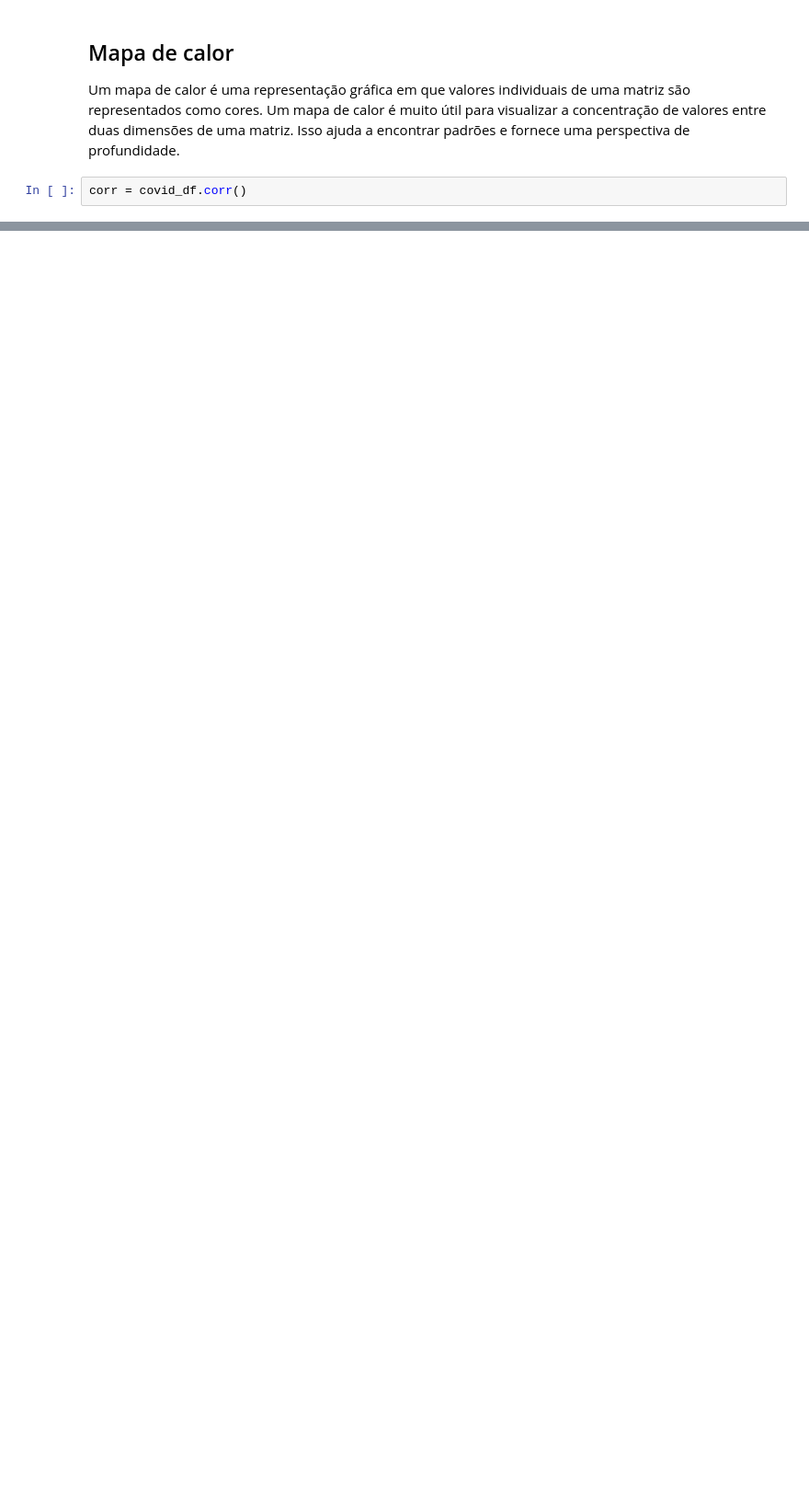
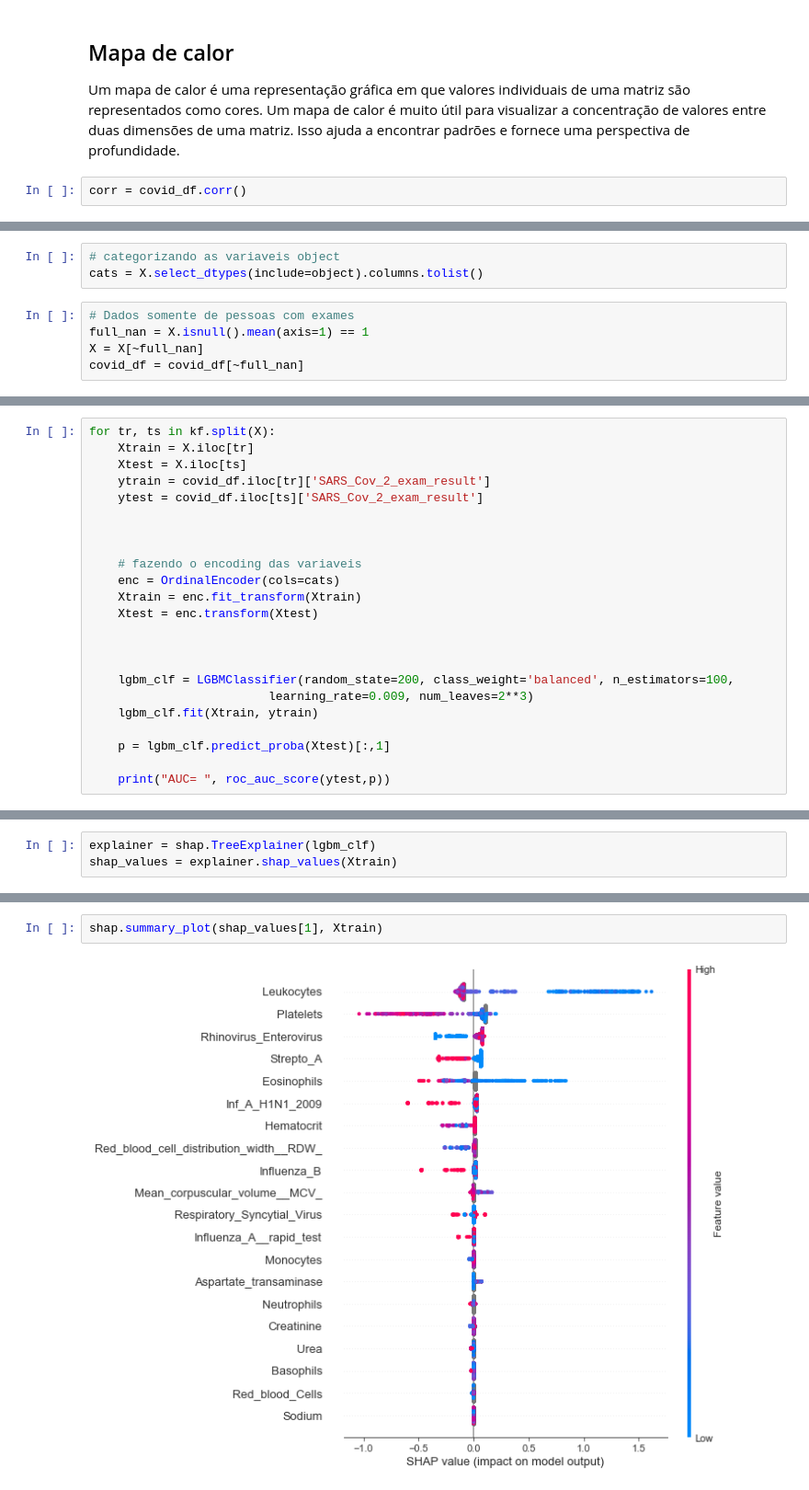
Before and after one commit to DanOakStats/Covid-19, a Jupyter notebook: AE Covid-19 .ipynb, the cells around one changed output, grey strips where cells are left out. Shown at 92% size. Cells and saved outputs as stored; diff of their text form; blank space fills up the shorter version.

```diff
--- a/AE Covid-19 .ipynb
+++ b/AE Covid-19 .ipynb
@@ -336,0 +371,8 @@ Com as informações que obtivemos da etapa anterior, vamos prosseguir com a lim
+# %%
+# categorizando as variaveis object
+cats = X.select_dtypes(include=object).columns.tolist()
+# %%
+# Dados somente de pessoas com exames
+full_nan = X.isnull().mean(axis=1) == 1
+X = X[~full_nan]
+covid_df = covid_df[~full_nan]
@@ -336,0 +381,23 @@ Com as informações que obtivemos da etapa anterior, vamos prosseguir com a lim
+# %%
+for tr, ts in kf.split(X):
+    Xtrain = X.iloc[tr]
+    Xtest = X.iloc[ts]
+    ytrain = covid_df.iloc[tr]['SARS_Cov_2_exam_result']
+    ytest = covid_df.iloc[ts]['SARS_Cov_2_exam_result']
+
+
+
+    # fazendo o encoding das variaveis
+    enc = OrdinalEncoder(cols=cats)
+    Xtrain = enc.fit_transform(Xtrain)
+    Xtest = enc.transform(Xtest)
+
+
+
+    lgbm_clf = LGBMClassifier(random_state=200, class_weight='balanced', n_estimators=100,
+                         learning_rate=0.009, num_leaves=2**3)
+    lgbm_clf.fit(Xtrain, ytrain)
+
+    p = lgbm_clf.predict_proba(Xtest)[:,1]
+
+    print("AUC= ", roc_auc_score(ytest,p))
@@ -336,0 +423,3 @@ Com as informações que obtivemos da etapa anterior, vamos prosseguir com a lim
+# %%
+explainer = shap.TreeExplainer(lgbm_clf)
+shap_values = explainer.shap_values(Xtrain)
@@ -336,0 +429,4 @@ Com as informações que obtivemos da etapa anterior, vamos prosseguir com a lim
+# %%
+shap.summary_plot(shap_values[1], Xtrain)
+# %% [output]
+[figure, added]
```
Also changed, not shown: parts of 26 cells of this notebook.
